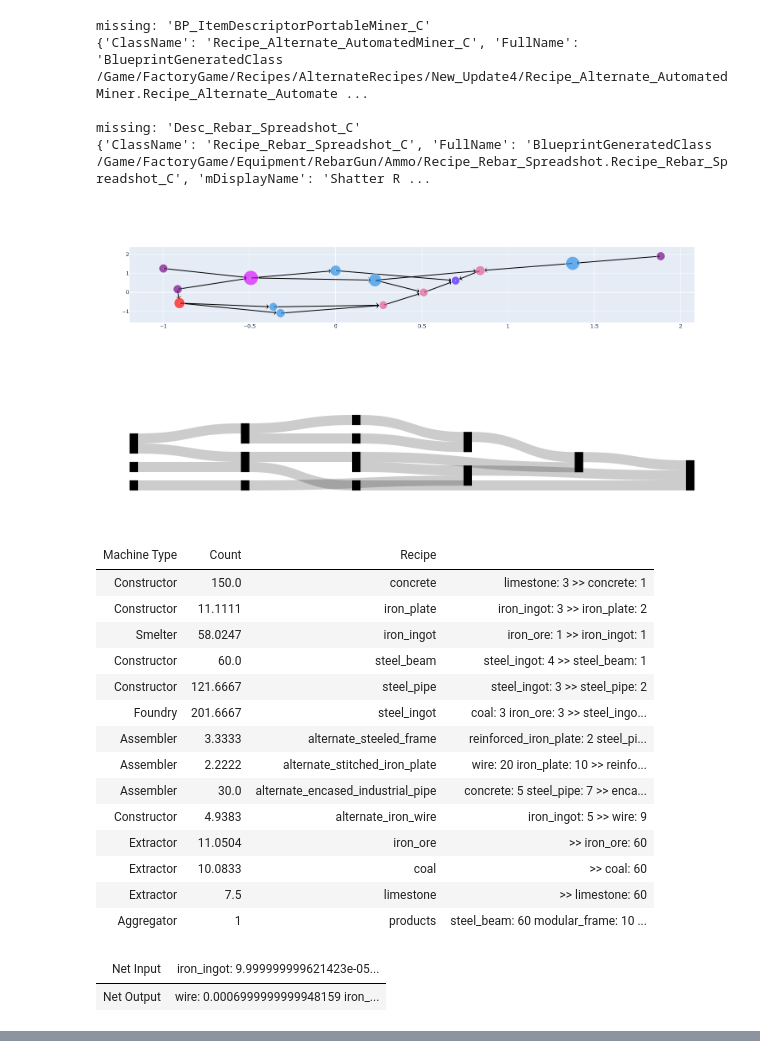
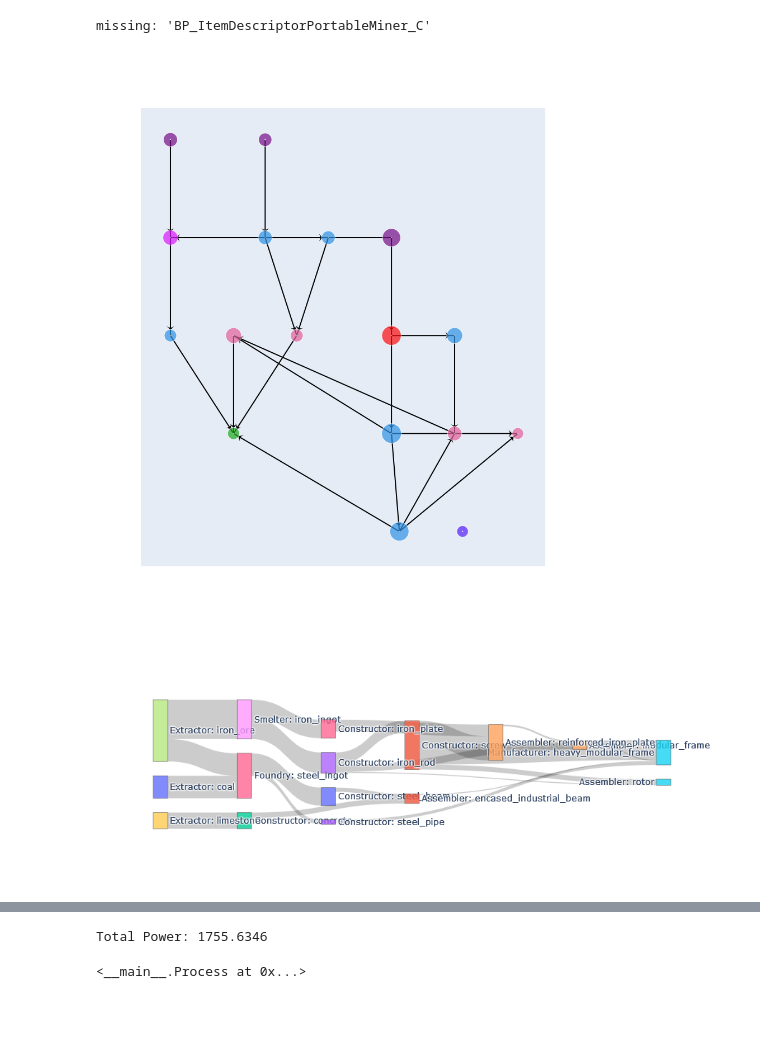
Before and after one commit to Lukeknight00/SatisfactoryTools, a Jupyter notebook: satisfactory_planning.ipynb, the cells around one changed output, grey strips where cells are left out. Saved outputs shown, nothing was run; the diff lists cells and outputs as text; code cells hidden in the pictures; blank space fills up the shorter version.

Commit message:
input and output optimization (messy)

```diff
--- a/satisfactory_planning.ipynb
+++ b/satisfactory_planning.ipynb
@@ -426,4 +575 @@ def make_recipes(simple_config: dict, machine_mapping: dict[str, Machine]) -> li
     return machines
-# %%
-available_machines = dict(sorted(make_recipes(BASE_CONFIG, machine_mapping).items()))
-#available_machines
@@ -566,42 +732,32 @@ def material_summary(process: Process):
 # %%
 from IPython.core.display import display, HTML
 
-available_machines = make_recipes(BASE_CONFIG, machine_mapping)
-target_product = MaterialSpec(steel_beam=60, encased_industrial_beam=30, modular_frame=10)
+def factory_plan(target):
+    available_machines = make_recipes(BASE_CONFIG, machine_mapping)
+    # stator?
+    #target_product = MaterialSpec(steel_beam=5, encased_industrial_beam=5, modular_frame=2, heavy_modular_frame=2)
+    available_machines = [*available_machines.core,
+                                     *available_machines.extractors_mk1,
+                                     *available_machines.fluid_extractors]
+    Machine.autobind(available_machines)
 
-# TODO: remove alternates
-solution = Process.from_machines(target_product, [*available_machines.values(),
-                                                  Extractor(Recipe("iron_ore", MaterialSpec(), MaterialSpec(iron_ore=60))),
-                                                  Extractor(Recipe("water", MaterialSpec(), MaterialSpec(water=60))),
-                                                  Extractor(Recipe("coal", MaterialSpec(), MaterialSpec(coal=60))),
-                                                  Extractor(Recipe("limestone", MaterialSpec(), MaterialSpec(limestone=60))),]
-                                )
-plot_process(solution)
-plot_sankey(solution)
-display(HTML(recipe_summary(solution)))
-display(HTML(material_summary(solution)))
+
+    solution = Process.from_outputs(target,
+                                    available_machines
+                                    )
+
+    plot_process(solution, Graph.layout_reingold_tilford)
+    plot_sankey(solution)
+    display(HTML(recipe_summary(solution)))
+    total_power(solution)
+    return solution
-# %% [output]
-missing: 'BP_ItemDescriptorPortableMiner_C'
-{'ClassName': 'Recipe_Alternate_AutomatedMiner_C', 'FullName': 'BlueprintGeneratedClass /Game/FactoryGame/Recipes/AlternateRecipes/New_Update4/Recipe_Alternate_AutomatedMiner.Recipe_Alternate_Automate ...
-
-missing: 'Desc_Rebar_Spreadshot_C'
-{'ClassName': 'Recipe_Rebar_Spreadshot_C', 'FullName': 'BlueprintGeneratedClass /Game/FactoryGame/Equipment/RebarGun/Ammo/Recipe_Rebar_Spreadshot.Recipe_Rebar_Spreadshot_C', 'mDisplayName': 'Shatter R ...
-[figure, removed]
-[figure, removed]
-| Machine Type | Count | Recipe |  |
-| Constructor | 150.0 | concrete | limestone: 3 >> concrete: 1 |
-| Constructor | 11.1111 | iron_plate | iron_ingot: 3 >> iron_plate: 2 |
-| Smelter | 58.0247 | iron_ingot | iron_ore: 1 >> iron_ingot: 1 |
-| Constructor | 60.0 | steel_beam | steel_ingot: 4 >> steel_beam: 1 |
-| Constructor | 121.6667 | steel_pipe | steel_ingot: 3 >> steel_pipe: 2 |
-| Foundry | 201.6667 | steel_ingot | coal: 3 iron_ore: 3 >> steel_ingo... |
-| Assembler | 3.3333 | alternate_steeled_frame | reinforced_iron_plate: 2 steel_pi... |
-| Assembler | 2.2222 | alternate_stitched_iron_plate | wire: 20 iron_plate: 10 >> reinfo... |
-| Assembler | 30.0 | alternate_encased_industrial_pipe | concrete: 5 steel_pipe: 7 >> enca... |
-| Constructor | 4.9383 | alternate_iron_wire | iron_ingot: 5 >> wire: 9 |
-| Extractor | 11.0504 | iron_ore | >> iron_ore: 60 |
-| Extractor | 10.0833 | coal | >> coal: 60 |
-| Extractor | 7.5 | limestone | >> limestone: 60 |
-| Aggregator | 1 | products | steel_beam: 60 modular_frame: 10 ... |
-| Net Input | iron_ingot: 9.999999999621423e-05... |
-| Net Output | wire: 0.0006999999999948159 iron_... |
+# %%
+# total production
+target_product = MaterialSpec(iron_rod=10, iron_plate=10, reinforced_iron_plate=5, rotor=5,
+                                  steel_beam=5, encased_industrial_beam=2, modular_frame=5, heavy_modular_frame=5)
+
+factory_plan(target_product)
+# %% [output]
+missing: 'BP_ItemDescriptorPortableMiner_C'
+[figure, added]
+[figure, added]
@@ -607,0 +782,2 @@ missing: 'Desc_Rebar_Spreadshot_C'
+Total Power: 1755.6346
+<__main__.Process at 0x...>
```
Also changed, not shown: parts of 14 cells of this notebook.
